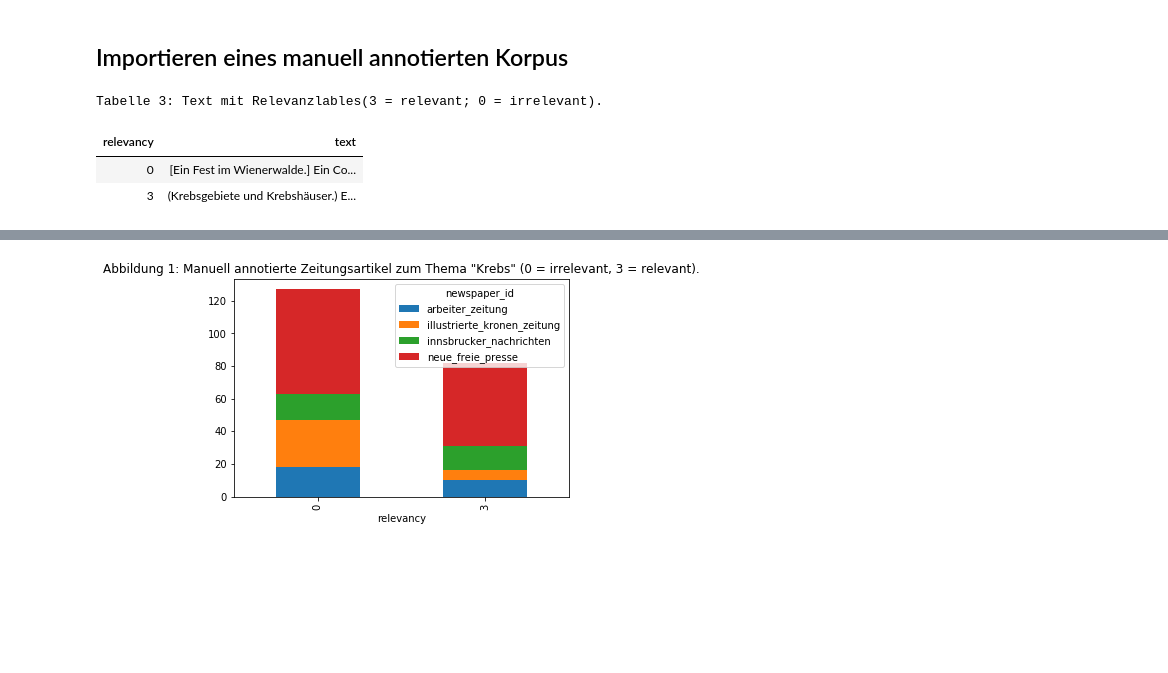
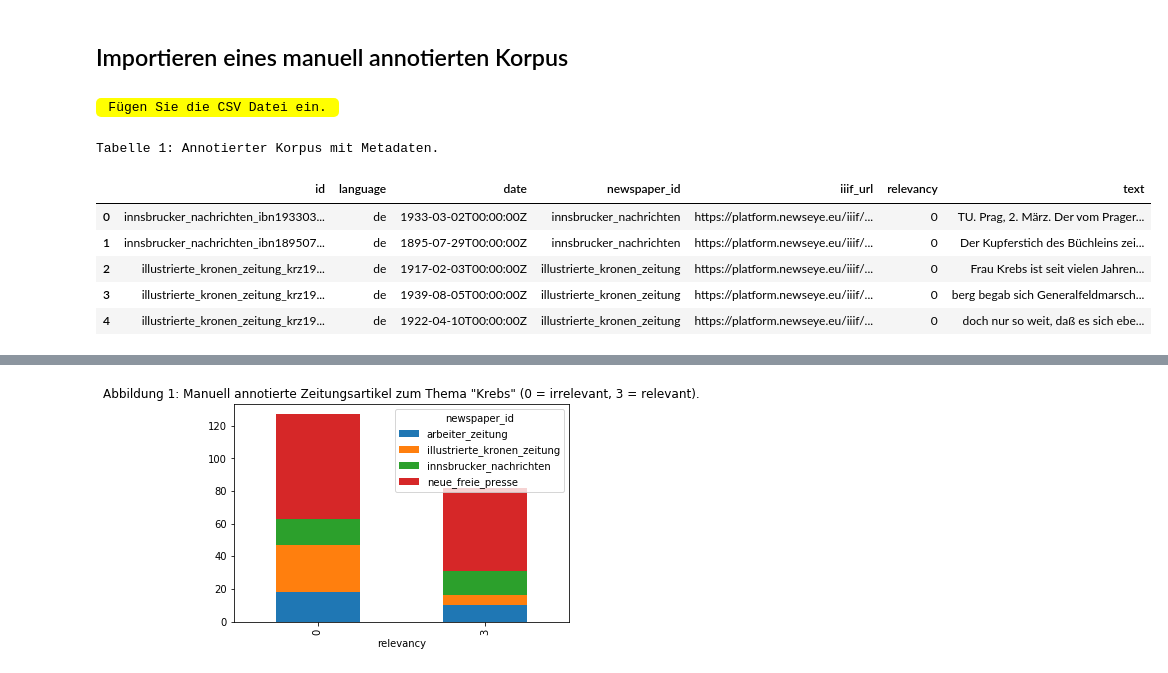
Before and after one commit to soberbichler/Korpusbildung_Workshop, a Jupyter notebook: TopicSpecificCorpusBuilding.ipynb, the cells around one changed output, grey strips where cells are left out. Cells and saved outputs as stored; diff of their text form; code cells hidden in the pictures; blank space fills up the shorter version.

```diff
--- a/TopicSpecificCorpusBuilding.ipynb
+++ b/TopicSpecificCorpusBuilding.ipynb
@@ -19,20 +19,25 @@ This  work has  been  supported  by  the  European  Union  Horizon  2020  resear
 * [Anwendung des Modells auf den gesamten Korpus (400 Zeitungsausschnitte) ](#4-bullet)
 # %% [markdown]
 ## Importieren eines manuell annotierten Korpus <a class="anchor" id="1-bullet"></a>
+# %% [markdown]
+<code style="background:yellow;color:black"> Fügen Sie die CSV Datei ein.  </code>
 # %%
 import pandas as pd
 import re
 import re, numpy as np, pandas as pd
 import csv
 from pprint import pprint
 from IPython.display import display
 get_ipython().magic(u'matplotlib inline')
 #import data
-df = pd.read_csv('export_krebs_krankheit_12_05_2020_10_52.csv', usecols = ['text','relevancy'])
-caption_content = 'Tabelle 3: Text mit Relevanzlables(3 = relevant; 0 = irrelevant).'
-display(df[22:24].style.set_caption(caption_content).hide_index())
+df_all = pd.read_csv('export_krebs_krankheit_12_05_2020_10_52.csv')
+print('Tabelle 1: Annotierter Korpus mit Metadaten.')
+df_all.head()
 # %% [output]
-Tabelle 3: Text mit Relevanzlables(3 = relevant; 0 = irrelevant).
+Tabelle 1: Annotierter Korpus mit Metadaten.
-| relevancy | text |
-| 0 | [Ein Fest im Wienerwalde.] Ein Co... |
-| 3 | (Krebsgebiete und Krebshäuser.) E... |
+|  | id | language | date | newspaper_id | iiif_url | relevancy | text |
+| 0 | innsbrucker_nachrichten_ibn193303... | de | 1933-03-02T00:00:00Z | innsbrucker_nachrichten | https://platform.newseye.eu/iiif/... | 0 | TU. Prag, 2. März. Der vom Prager... |
+| 1 | innsbrucker_nachrichten_ibn189507... | de | 1895-07-29T00:00:00Z | innsbrucker_nachrichten | https://platform.newseye.eu/iiif/... | 0 | Der Kupferstich des Büchleins zei... |
+| 2 | illustrierte_kronen_zeitung_krz19... | de | 1917-02-03T00:00:00Z | illustrierte_kronen_zeitung | https://platform.newseye.eu/iiif/... | 0 | Frau Krebs ist seit vielen Jahren... |
+| 3 | illustrierte_kronen_zeitung_krz19... | de | 1939-08-05T00:00:00Z | illustrierte_kronen_zeitung | https://platform.newseye.eu/iiif/... | 0 | berg begab sich Generalfeldmarsch... |
+| 4 | illustrierte_kronen_zeitung_krz19... | de | 1922-04-10T00:00:00Z | illustrierte_kronen_zeitung | https://platform.newseye.eu/iiif/... | 0 | doch nur so weit, daß es sich ebe... |
```
Also changed, not shown: parts of 20 cells of this notebook.
